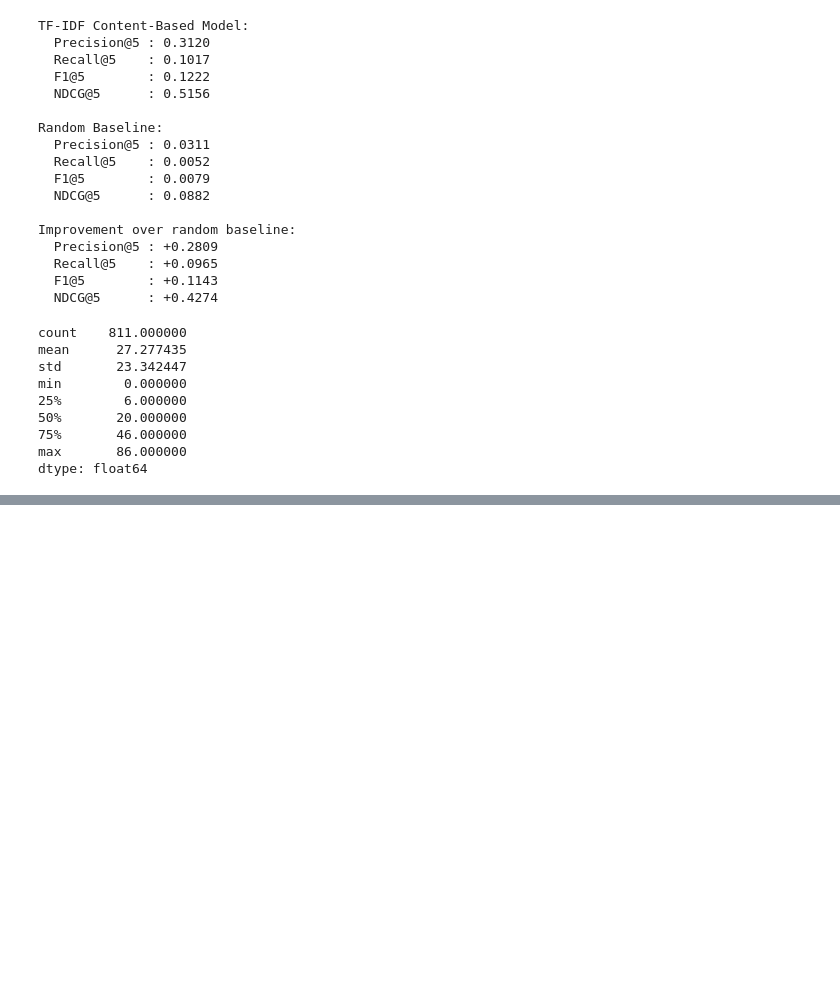
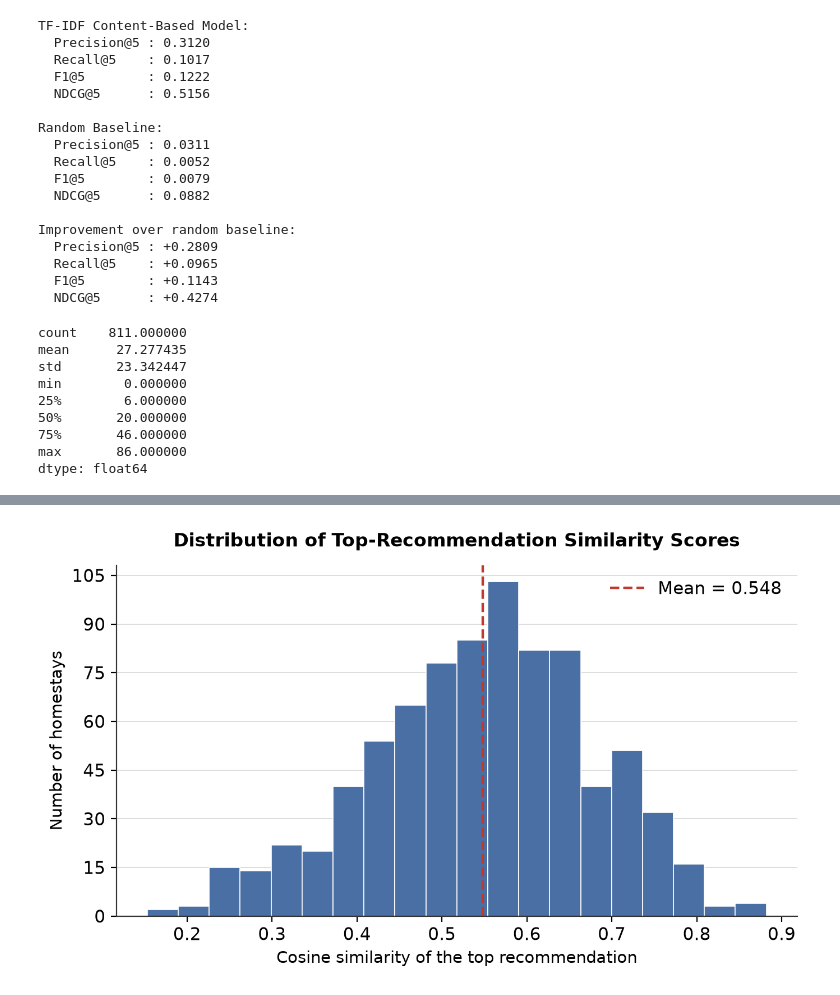
Before and after one commit to pranay-sampang/an-explainable-content-based-recommendation-system-for-homestays, a Jupyter notebook: notebooks/06_evaluation_deployment.ipynb, the cells around one changed output, grey strips where cells are left out. Cells and saved outputs as stored; diff of their text form; code cells hidden in the pictures; blank space fills up the shorter version.

```diff
--- a/notebooks/06_evaluation_deployment.ipynb
+++ b/notebooks/06_evaluation_deployment.ipynb
@@ -467,0 +499,29 @@ dtype: float64
+# %%
+# ==========================================
+# TOP-1 RECOMMENDATION SIMILARITY
+# ==========================================
+# The similarity score of each homestay's single best match -- distinct
+# from Precision/Recall/NDCG below, since it reflects the strength of
+# the content match itself rather than whether that match also happens
+# to satisfy the independent relevance criterion (is_relevant above).
+
+top1_similarities = []
+
+for idx in range(len(df)):
+    top_recommendation = recommend_homestays(idx, top_n=1)[0]
+    top1_similarities.append(similarity_matrix[idx, top_recommendation])
+# %%
+# ==========================================
+# FIGURE: TOP-RECOMMENDATION SIMILARITY DISTRIBUTION
+# ==========================================
+
+styled_hist(
+    top1_similarities,
+    bins=20,
+    title="Distribution of Top-Recommendation Similarity Scores",
+    xlabel="Cosine similarity of the top recommendation",
+    filename="similarity_distribution.png",
+    mean_val=float(np.mean(top1_similarities)),
+)
+# %% [output]
+[figure, added]
```
Also changed, not shown: parts of 9 cells of this notebook, 11 other files.
